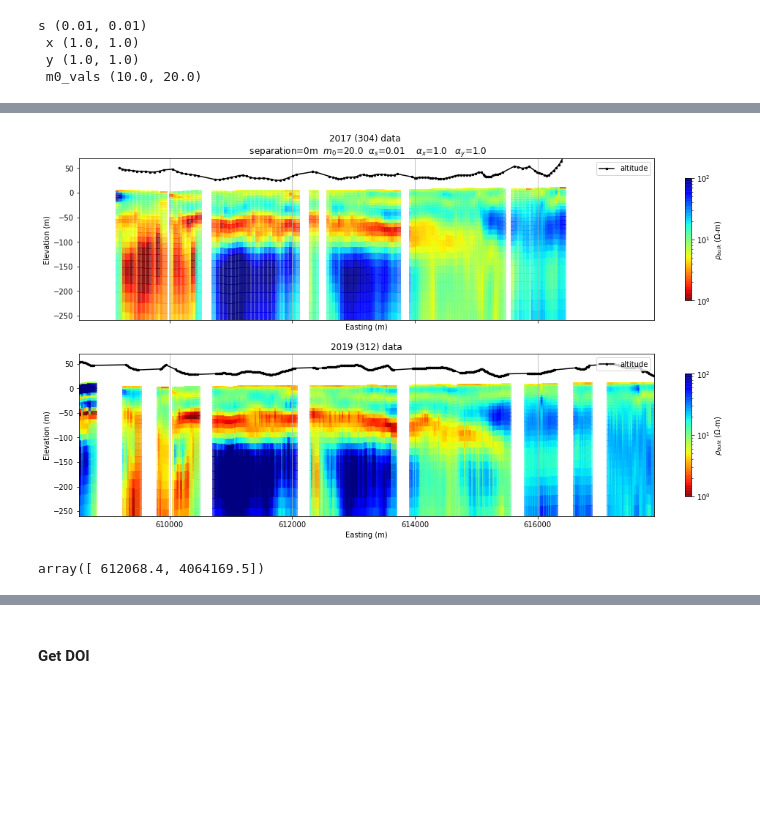
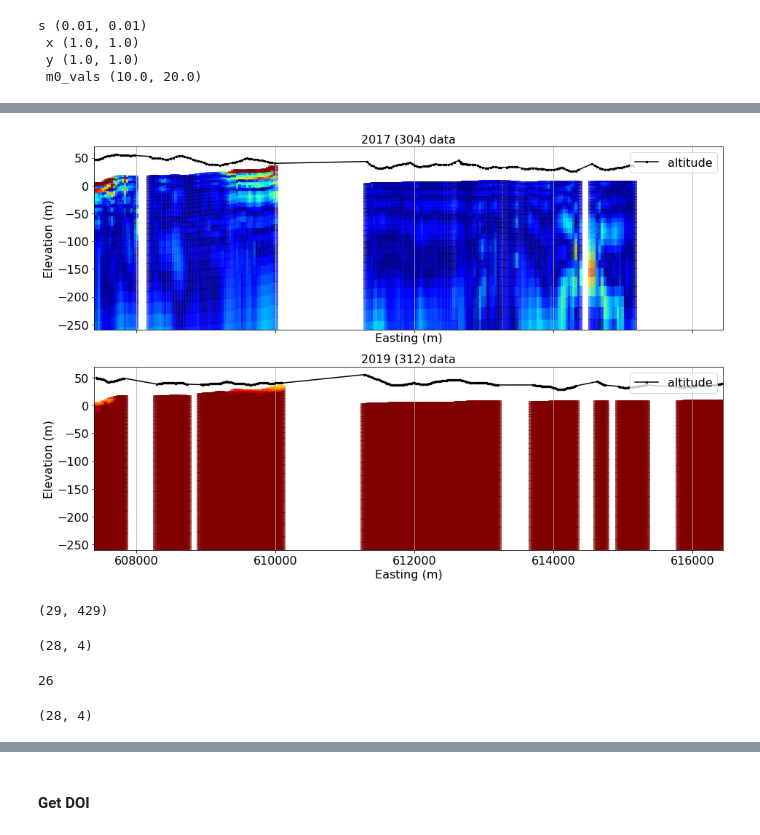
Before and after one commit to igotchalk/timelapseAEM, a Jupyter notebook: notebook/2D_2017-2019_temporal-constraint.ipynb, the cells around one changed output, grey strips where cells are left out. Saved outputs shown, nothing was run; the diff lists cells and outputs as text; code cells hidden in the pictures; blank space fills up the shorter version.

```diff
--- a/notebook/2D_2017-2019_temporal-constraint.ipynb
+++ b/notebook/2D_2017-2019_temporal-constraint.ipynb
@@ -34,7 +48,9 @@ df = pd.read_pickle(datadir.joinpath('processed_df_1719.pkl'))
 # %%
 # line = [l for l in df.LINE_NO.unique()]
 
-line = (100501,)
+# line = (100501,)
+line = (100701,)
+
 shift = 0
 
 # line = (206800,206801)
@@ -611,7 +638,14 @@ s (0.01, 0.01)
  m0_vals (10.0, 20.0)
 # %%
 import local_utils
-output_dir = get_output_dir(line,shift,std,alpha_s,alpha_x,alpha_y,m0_val)
+# ts = '20200228_100551' #For line 100501
+# line  = (100501,)
+ts = '20200228_122809' #For line 100701
+line  = (100701,)
+output_dir = get_output_dir(ts,line,shift,std,alpha_s,alpha_x,alpha_y,m0_val)
 outDict = local_utils.load_obj(output_dir,'outDict')
 mopt = outDict[len(outDict)]['m']
 dpred = outDict[len(outDict)]['dpred']
+
+from set_rc import *
+set_rc(16,16,20)
@@ -617,0 +710,2 @@ dpred = outDict[len(outDict)]['dpred']
+# %%
+saveyn=True
@@ -625,68 +789,87 @@ xy_plot = xy.copy()
 xy_plot[msk_312] += - 1/np.sqrt(2)*shift
 topo_plot = np.c_[xy_plot,dem]
 
-
-fig, (ax1, ax2) = plt.subplots(2,1, figsize=(15, 8),sharex=True)
+alpha1 = .7
+# alpha2 = .7
+fig, (ax1, ax2) = plt.subplots(2,1, figsize=(19, 9),sharex=True)
 
 plt.sca(ax1)
 
 IO = ModelIO(
     hz=hz,
     topography=topo_plot,
-    physical_property=1./np.exp(Utils.mkvc(mopt.reshape((hz.size, n_sounding), order='F')[:,::nskip])),
-#     line=np.repeat(line, n_sounding)[::nskip].astype(float)
+#     physical_property=1./np.exp(Utils.mkvc(mopt_clipped[:,::nskip])),
+    physical_property=doi_index,
     line=system.astype('float')
 )
-objs = IO.plot_section(line_direction='x', scale='log', plot_type='pcolor', cmap='jet_r',
-                aspect=8, clim=(1, 100), dx=50, i_line=0,ax=ax1,zlim =(-260,70))
+objs = IO.plot_section(line_direction='x', scale='linear', plot_type='pcolor', cmap='jet',
+                aspect=8, clim=(0,1), dx=50, i_line=0,ax=ax1,zlim =(-260,70),show_colorbar=False,alpha=alpha1)
 
 
 plt.plot(xy[:,0][~msk_312],height[:][~msk_312],'k.-',ms=5,label='altitude')
 plt.legend(loc='upper right')
 cb = objs[-1]
 cb.set_label( '$\\rho_{bulk}$ ($\Omega$-m)')
-plt.title('2017 (304) data \n separation={}m  $m_0$={}  $\\alpha_s$={}    $\\alpha_x$={}   $\\alpha_y$={}'
-          .format(shift,m0_val,alpha_s,alpha_x,alpha_y))
+plt.title('2017 (304) data')# \n separation={}m  $m_0$={}  $\\alpha_s$={}    $\\alpha_x$={}   $\\alpha_y$={}'
+#.format(shift,m0_val,alpha_s,alpha_x,alpha_y))
 
 plt.sca(ax2)
 objs = IO.plot_section(line_direction='x', scale='log', plot_type='pcolor', cmap='jet_r',
-                aspect=8, clim=(1, 100), dx=50, i_line=1,ax=ax2, zlim = (-260,70))
+                aspect=8, clim=(1, 100), dx=50, i_line=1,ax=ax2, zlim = (-260,70),show_colorbar=False,alpha=alpha1)
 plt.plot(topo_plot[:,0][msk_312],height[:][msk_312],'k.-',ms=5,label='altitude')
 plt.legend(loc='upper right')
 cb = objs[-1]
 cb.set_label( '$\\rho_{bulk}$ ($\Omega$-m)')
 plt.title('2019 (312) data')
+
 
 ax1.set_xlim(xy_plot[:,0].min(),xy_plot[:,0].max())
 ax2.set_xlim(xy_plot[:,0].min(),xy_plot[:,0].max())
 ax1.grid(True,axis='x')
 ax2.grid(True,axis='x')
 
 # ax1.set_ylim(-260,70)
 # ax2.set_ylim(-260,70)
 
 # ax1.set_autoscalex_on(True)
 
 # ax1.get_shared_x_axes().join(ax1, ax2)
 # ax2.autoscale() ## call autoscale if needed
 plt.subplots_adjust(left = 0.125,right = 0.9,hspace=.2)
 
 if saveyn:
-    plt.savefig(figdir.joinpath('sliced-mopt_line{line}-sep{sep}-std{std}-s{alpha_s}x{alpha_x}y{alpha_y}m{m0_val}.png'
-                  .format(line=line[0],
+    plt.savefig(figdir.joinpath('{ts}-mopt_line{line}-sep{sep}-std{std}-s{alpha_s}x{alpha_x}y{alpha_y}m{m0_val}-nodoi.png'
+                  .format(ts=ts,
+                          line=line[0],
                           sep=shift,
                           std=std,
                           alpha_s=int(100*alpha_s),
                           alpha_x=int(100*alpha_x),
                           alpha_y=int(100*alpha_y),
                           m0_val=int(m0_val))),dpi=300,bbox_inches='tight')
 # %% [output]
-[figure, old version]
+[figure, new version]
-# %%
-
-xy[np.argmin(abs(xy[:,0]-612100)),:]
-# %% [output]
-array([ 612068.4, 4064169.5])
+# %%
+doi_matrix = doi_index.reshape((hz.size, n_sounding), order='F')
+
+doi_matrix.shape
+# %% [output]
+(29, 429)
+# %%
+q.get_facecolors().shape
+# %% [output]
+(28, 4)
+# %%
+q.get_facecolors()[:,3]
+# %% [output]
+26
+# %%
+q = objs[0]
+q.get_facecolors().shape
+# for i,j in zip(q.get_facecolors(),m2.flatten()):
+#     i[3] = j # Set the alpha value of the RGBA tuple using m
+# %% [output]
+(28, 4)
 # %%
 data_size = np.asarray([len(lm_header_304) + len(hm_header_304) if s==304 else len(lm_header_312) + len(hm_header_312) for s in system])
 
```
Also changed, not shown: parts of 27 cells of this notebook, 2 other files.
